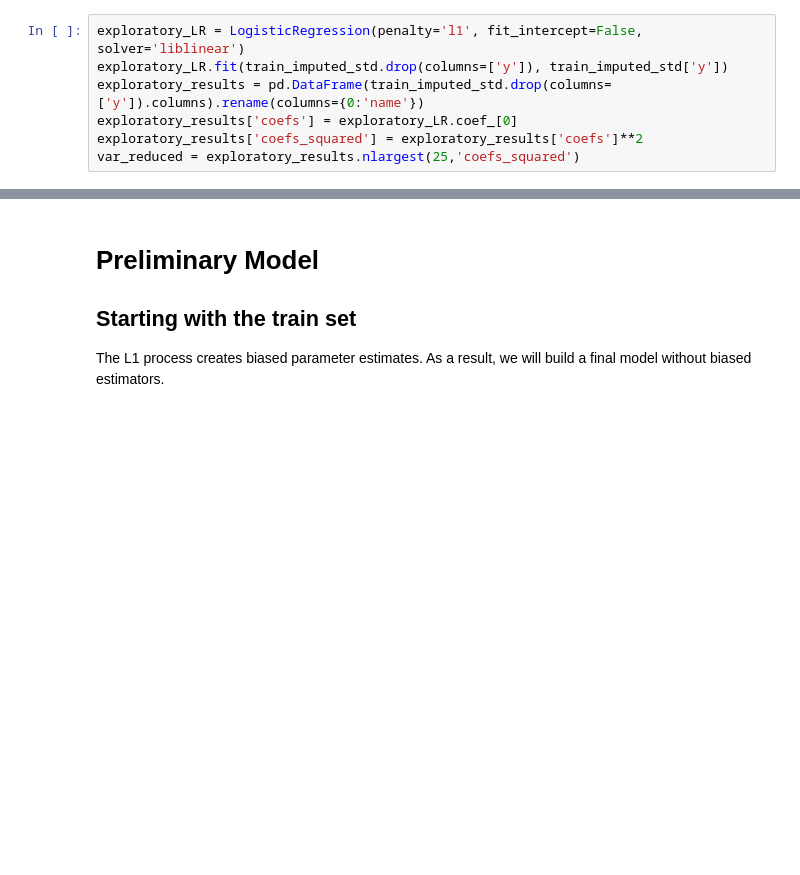
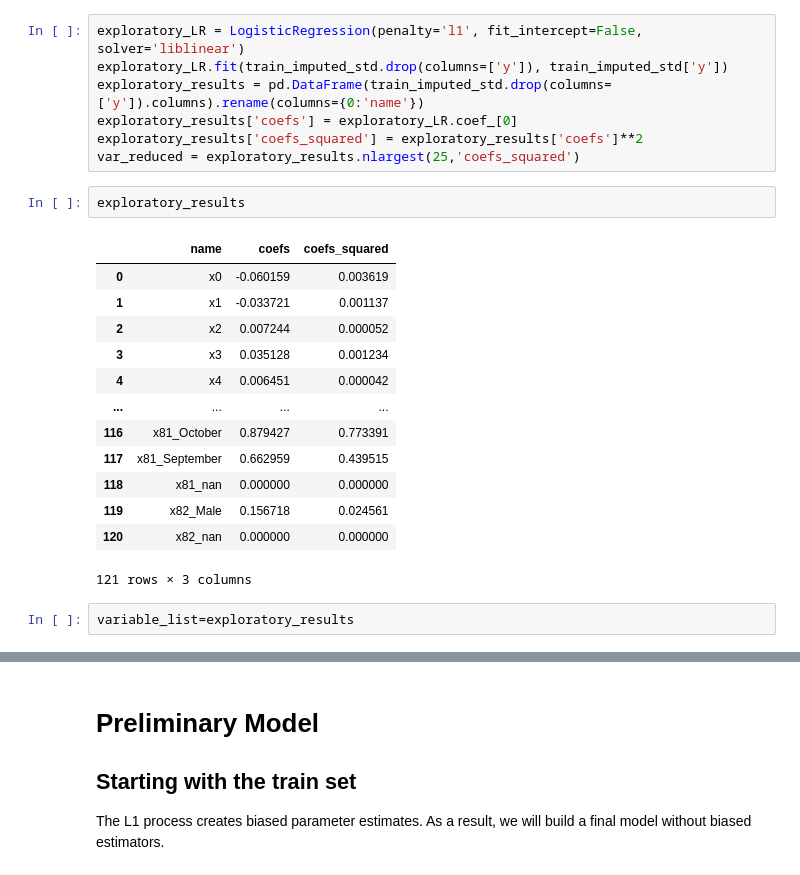
Before and after one commit to jbaggs62/ML_interview, a Jupyter notebook: GLM Model 26.ipynb, the cells around one changed output, grey strips where cells are left out. Saved outputs shown, nothing was run; the diff lists cells and outputs as text; blank space fills up the shorter version.

```diff
--- a/GLM Model 26.ipynb
+++ b/GLM Model 26.ipynb
@@ -207,3 +202,21 @@ exploratory_results = pd.DataFrame(train_imputed_std.drop(columns=['y']).columns
 exploratory_results['coefs'] = exploratory_LR.coef_[0]
 exploratory_results['coefs_squared'] = exploratory_results['coefs']**2
 var_reduced = exploratory_results.nlargest(25,'coefs_squared')
+# %%
+exploratory_results
+# %% [output]
+|  | name | coefs | coefs_squared |
+| 0 | x0 | -0.060159 | 0.003619 |
+| 1 | x1 | -0.033721 | 0.001137 |
+| 2 | x2 | 0.007244 | 0.000052 |
+| 3 | x3 | 0.035128 | 0.001234 |
+| 4 | x4 | 0.006451 | 0.000042 |
+| ... | ... | ... | ... |
+| 116 | x81_October | 0.879427 | 0.773391 |
+| 117 | x81_September | 0.662959 | 0.439515 |
+| 118 | x81_nan | 0.000000 | 0.000000 |
+| 119 | x82_Male | 0.156718 | 0.024561 |
+| 120 | x82_nan | 0.000000 | 0.000000 |
+121 rows × 3 columns
+# %%
+variable_list=exploratory_results
```
Also changed, not shown: parts of 11 cells of this notebook, 9 other files.
